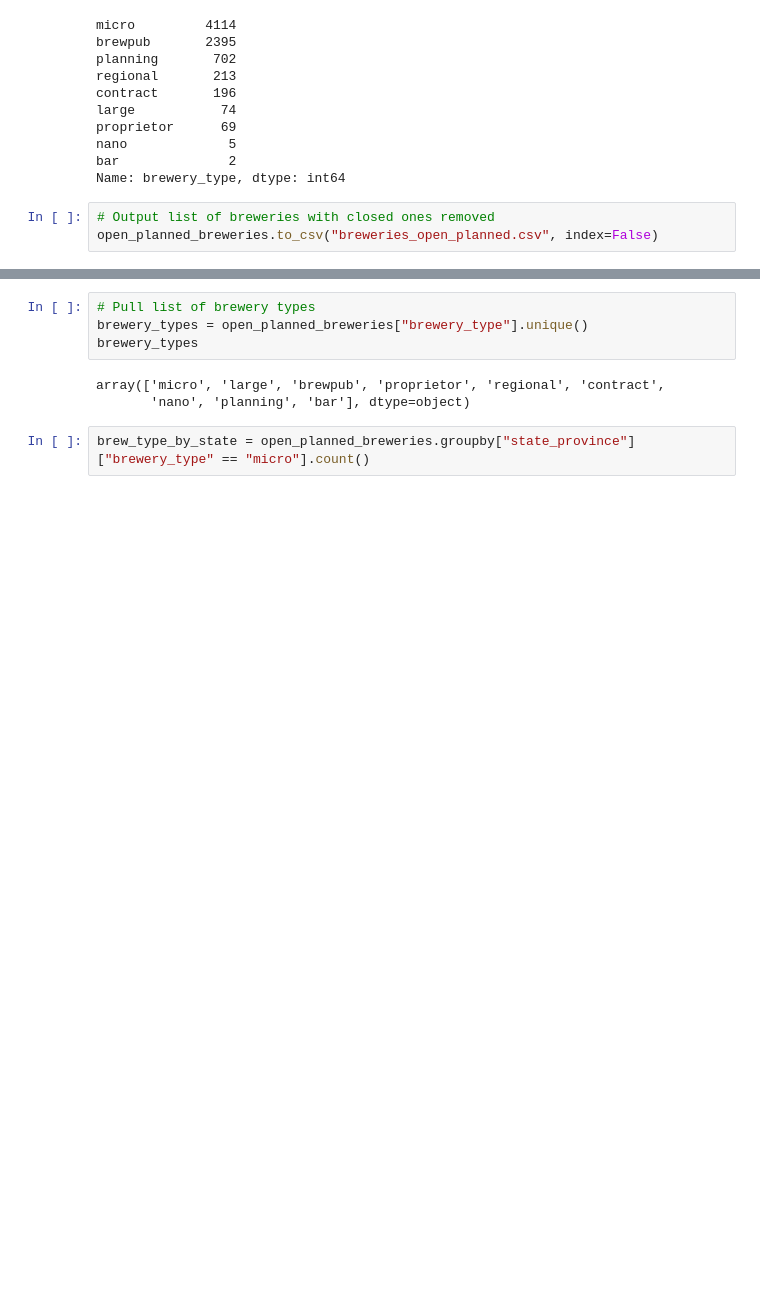
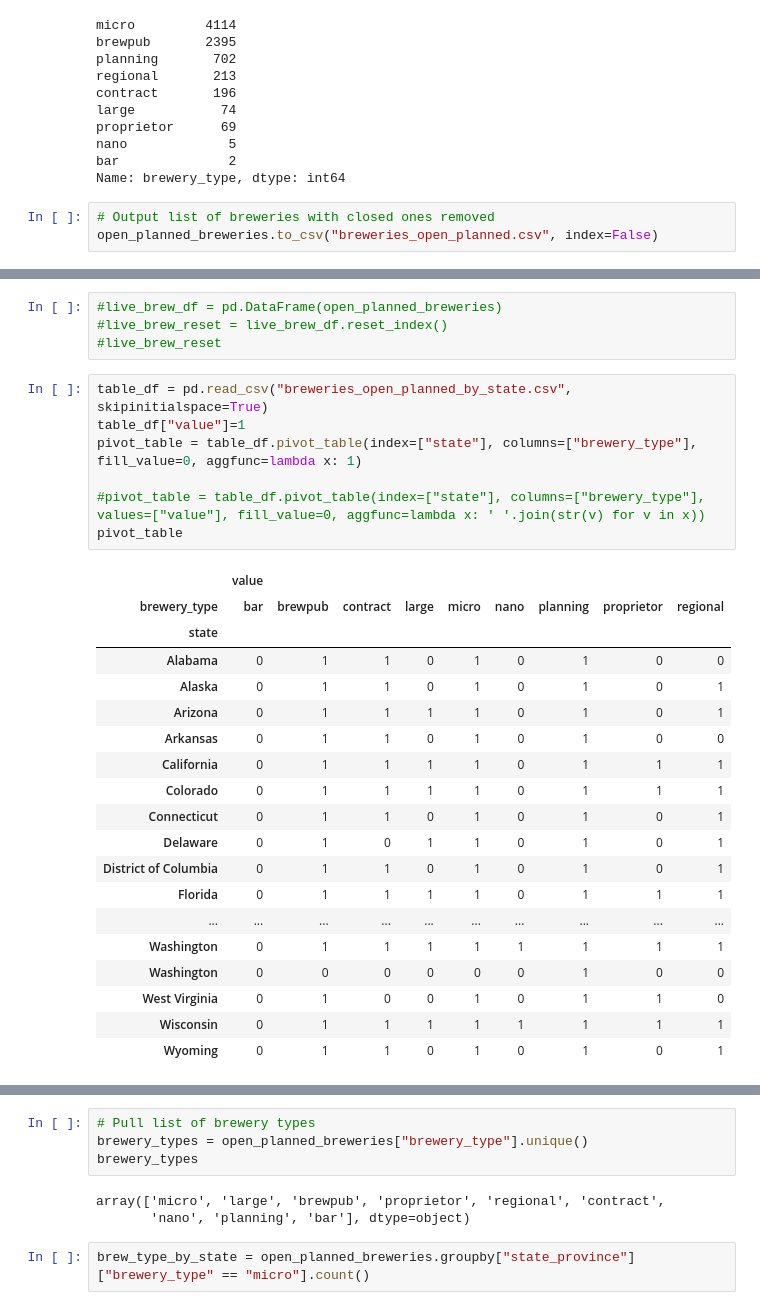
Before and after one commit to rpatel9877/project1, a Jupyter notebook: starter folders/andrew_hawthorne/brewery_charts.ipynb, the cells around one changed output, grey strips where cells are left out. Drawn from its saved outputs; the diff is of its cells as text; blank space fills up the shorter version.

Commit message:
pandas pivot table

```diff
--- a/starter folders/andrew_hawthorne/brewery_charts.ipynb
+++ b/starter folders/andrew_hawthorne/brewery_charts.ipynb
@@ -150,0 +191,31 @@ Number of rows: 7770
+# %%
+#live_brew_df = pd.DataFrame(open_planned_breweries)
+#live_brew_reset = live_brew_df.reset_index()
+#live_brew_reset
+# %%
+table_df = pd.read_csv("breweries_open_planned_by_state.csv", skipinitialspace=True)
+table_df["value"]=1
+pivot_table = table_df.pivot_table(index=["state"], columns=["brewery_type"], fill_value=0, aggfunc=lambda x: 1)
+
+#pivot_table = table_df.pivot_table(index=["state"], columns=["brewery_type"], values=["value"], fill_value=0, aggfunc=lambda x: ' '.join(str(v) for v in x))
+pivot_table
+# %% [output]
+|  | value |  |  |  |  |  |  |  |  |
+| brewery_type | bar | brewpub | contract | large | micro | nano | planning | proprietor | regional |
+| state |  |  |  |  |  |  |  |  |  |
+| Alabama | 0 | 1 | 1 | 0 | 1 | 0 | 1 | 0 | 0 |
+| Alaska | 0 | 1 | 1 | 0 | 1 | 0 | 1 | 0 | 1 |
+| Arizona | 0 | 1 | 1 | 1 | 1 | 0 | 1 | 0 | 1 |
+| Arkansas | 0 | 1 | 1 | 0 | 1 | 0 | 1 | 0 | 0 |
+| California | 0 | 1 | 1 | 1 | 1 | 0 | 1 | 1 | 1 |
+| Colorado | 0 | 1 | 1 | 1 | 1 | 0 | 1 | 1 | 1 |
+| Connecticut | 0 | 1 | 1 | 0 | 1 | 0 | 1 | 0 | 1 |
+| Delaware | 0 | 1 | 0 | 1 | 1 | 0 | 1 | 0 | 1 |
+| District of Columbia | 0 | 1 | 1 | 0 | 1 | 0 | 1 | 0 | 1 |
+| Florida | 0 | 1 | 1 | 1 | 1 | 0 | 1 | 1 | 1 |
+| ... | ... | ... | ... | ... | ... | ... | ... | ... | ... |
+| Washington | 0 | 1 | 1 | 1 | 1 | 1 | 1 | 1 | 1 |
+| Washington | 0 | 0 | 0 | 0 | 0 | 0 | 1 | 0 | 0 |
+| West Virginia | 0 | 1 | 0 | 0 | 1 | 0 | 1 | 1 | 0 |
+| Wisconsin | 0 | 1 | 1 | 1 | 1 | 1 | 1 | 1 | 1 |
+| Wyoming | 0 | 1 | 1 | 0 | 1 | 0 | 1 | 0 | 1 |
```
Also changed, not shown: parts of 16 cells of this notebook, 1 other file.
